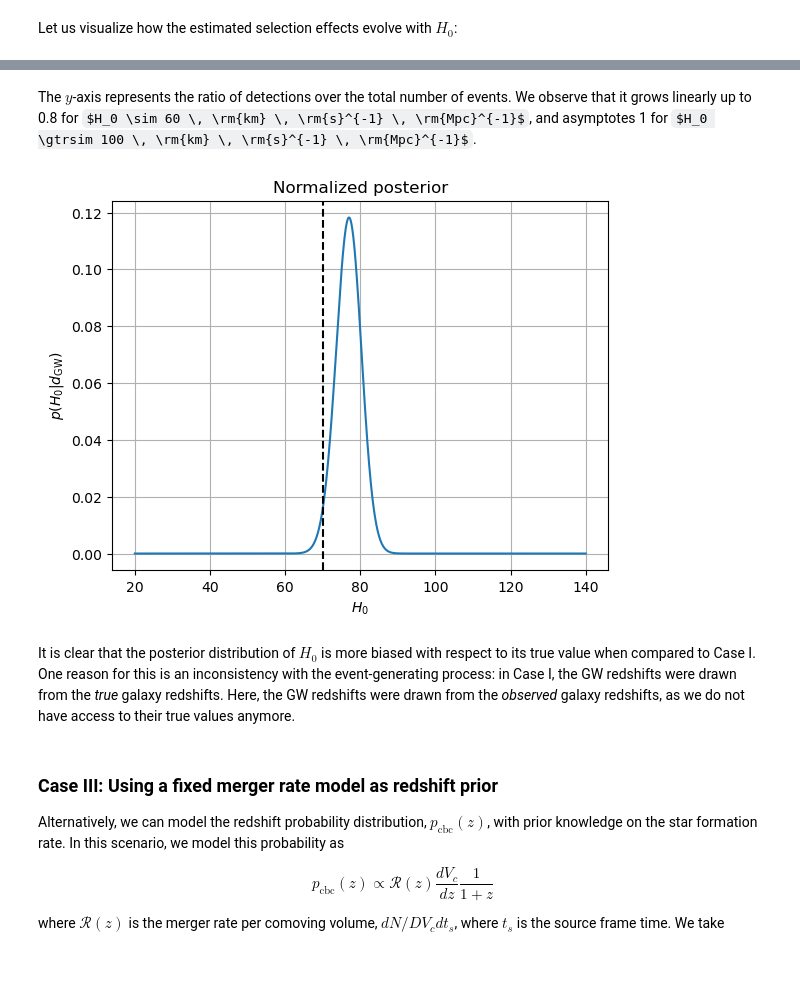
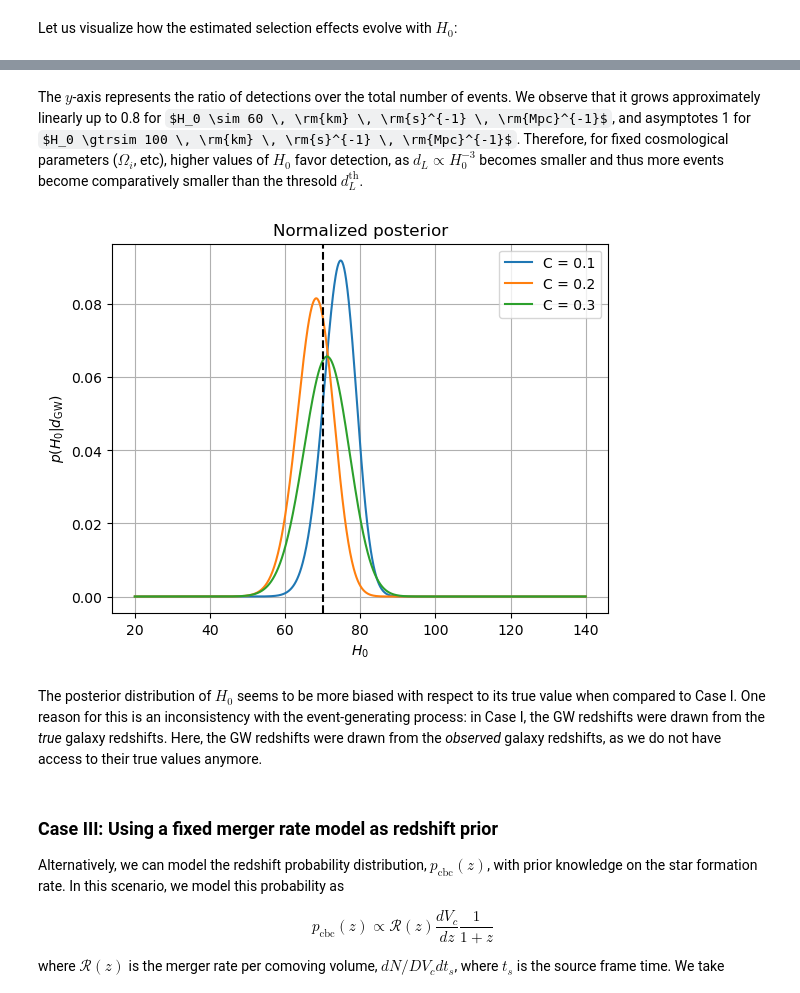
Before and after one commit to binado/standard-sirens, a Jupyter notebook: src/inferring_H0_with_standard_sirens.ipynb, the cells around one changed output, grey strips where cells are left out. Drawn from its saved outputs; the diff is of its cells as text; code cells hidden in the pictures; some formulas as TeX source; blank space fills up the shorter version.

Commit message:
Update notebook with comparison on sigma-dependent posteriors

```diff
--- a/src/inferring_H0_with_standard_sirens.ipynb
+++ b/src/inferring_H0_with_standard_sirens.ipynb
@@ -62,9 +62,11 @@ The mergers' redshifts are drawn from the galaxy catalog and are then converted
 # %%
 fiducial_H0 = 70.
+c_values = [0.1, 0.2, 0.3]
 perfect_redshift_inference = DrawnGWCatalogPerfectRedshiftInference(fiducial_H0=fiducial_H0)
-gw_dl_array = [perfect_redshift_inference.draw_gw_events(z_gal_i, n_gw_per_dir) for z_gal_i in z_gal]
-for i, gw_dl in enumerate(gw_dl_array):
-    plt.hist(gw_dl, label=f"Direction {i + 1}: {len(gw_dl)} detections")
+gw_dl_events = np.empty((len(c_values), n_dir), dtype=object)
+for i, c in enumerate(c_values):
+    gw_dl_events[i, :] = [perfect_redshift_inference.draw_gw_events(z_gal_i, n_gw_per_dir, c) for z_gal_i in z_gal]
+    plt.hist(np.concatenate(gw_dl_events[i, :]), label=f"C = {c}")
 plt.xlabel('dL (Mpc)')
 plt.title('GW luminosity distance scatter')
 plt.legend()
@@ -89,11 +91,10 @@ H0_array = np.linspace(20., 140., n_H0)
 # %% [markdown]
 We now analyse the posterior distribution of $H_0$ for different values of $C = \sigma_{d_L} / d_L$:
 # %%
-dl_sigma = [0.1, 0.2, 0.3]
-for dl_sigma_i in dl_sigma:
-    inference = DrawnGWCatalogPerfectRedshiftInference(sigma_constant=dl_sigma_i, fiducial_H0=fiducial_H0)
+for c, gw_dl_array in zip(c_values, gw_dl_events):
+    inference = DrawnGWCatalogPerfectRedshiftInference(sigma_constant=c, fiducial_H0=fiducial_H0)
     posterior, _ = inference.likelihood(gw_dl_array, H0_array, z_gal, n_dir=n_dir)
-    plt.plot(H0_array, posterior, label=f"C = {dl_sigma_i}")
+    plt.plot(H0_array, posterior, label=f"C = {c}")
 
 plt.axvline(fiducial_H0, ls='--', c='k')
 plt.grid()
@@ -147,19 +148,23 @@ plt.show()
 # %% [markdown]
-The $y$-axis represents the ratio of detections over the total number of events. We observe that it grows linearly up to 0.8 for
-$H_0 \sim 60 \, \rm{km} \, \rm{s}^{-1} \, \rm{Mpc}^{-1}$, and asymptotes 1 for $H_0 \gtrsim 100 \, \rm{km} \, \rm{s}^{-1} \, \rm{Mpc}^{-1}$.
+The $y$-axis represents the ratio of detections over the total number of events. We observe that it grows approximately linearly up to 0.8 for
+$H_0 \sim 60 \, \rm{km} \, \rm{s}^{-1} \, \rm{Mpc}^{-1}$, and asymptotes 1 for $H_0 \gtrsim 100 \, \rm{km} \, \rm{s}^{-1} \, \rm{Mpc}^{-1}$. Therefore, for fixed cosmological parameters ($\Omega_i$, etc), higher values of $H_0$ favor detection, as $d_L \propto H_0^{-3}$ becomes smaller and thus more events become comparatively smaller than the thresold $d_L^\text{th}$.
 # %%
-posterior, _ = full_catalog_inference.likelihood(gw_dl_array, H0_array, z, z_gal, n_dir=n_dir)
-plt.plot(H0_array, posterior)
+for c, gw_dl_array in zip(c_values, gw_dl_events):
+    inference = DrawnGWCatalogFullInference(sigma_constant=c, fiducial_H0=fiducial_H0)
+    posterior, _ = inference.likelihood(gw_dl_array, H0_array, z, z_gal, n_dir=n_dir)
+    plt.plot(H0_array, posterior, label=f"C = {c}")
+
 plt.axvline(fiducial_H0, ls='--', c='k')
 plt.grid()
 plt.title("Normalized posterior")
 plt.xlabel(r"$H_0$")
 plt.ylabel(r"$p(H_0 | d_\text{GW})$")
+plt.legend()
 plt.show()
 # %% [output]
-[figure, old version]
+[figure, new version]
 # %% [markdown]
-It is clear that the posterior distribution of $H_0$ is more biased with respect to its true value when compared to Case I. One reason for this is an inconsistency with the event-generating process: in Case I, the GW redshifts were drawn from the *true* galaxy redshifts. Here, the GW redshifts were drawn from the *observed* galaxy redshifts, as we do not have access to their true values anymore.
+The posterior distribution of $H_0$ seems to be more biased with respect to its true value when compared to Case I. One reason for this is an inconsistency with the event-generating process: in Case I, the GW redshifts were drawn from the *true* galaxy redshifts. Here, the GW redshifts were drawn from the *observed* galaxy redshifts, as we do not have access to their true values anymore.
 # %% [markdown]
 ### Case III: Using a fixed merger rate model as redshift prior
 
```
Also changed, not shown: parts of 8 cells of this notebook.
